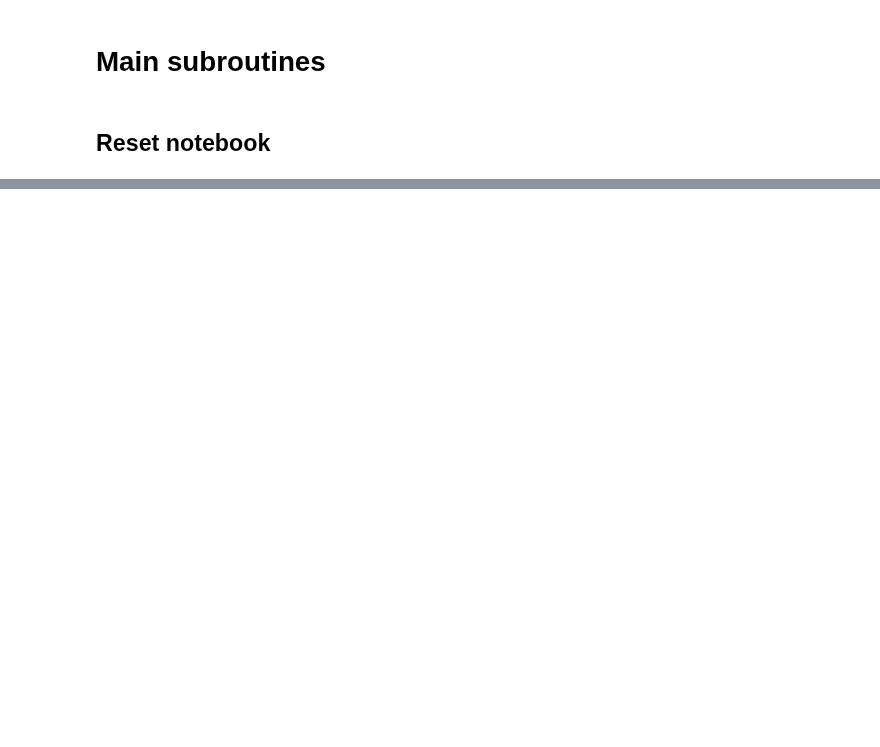
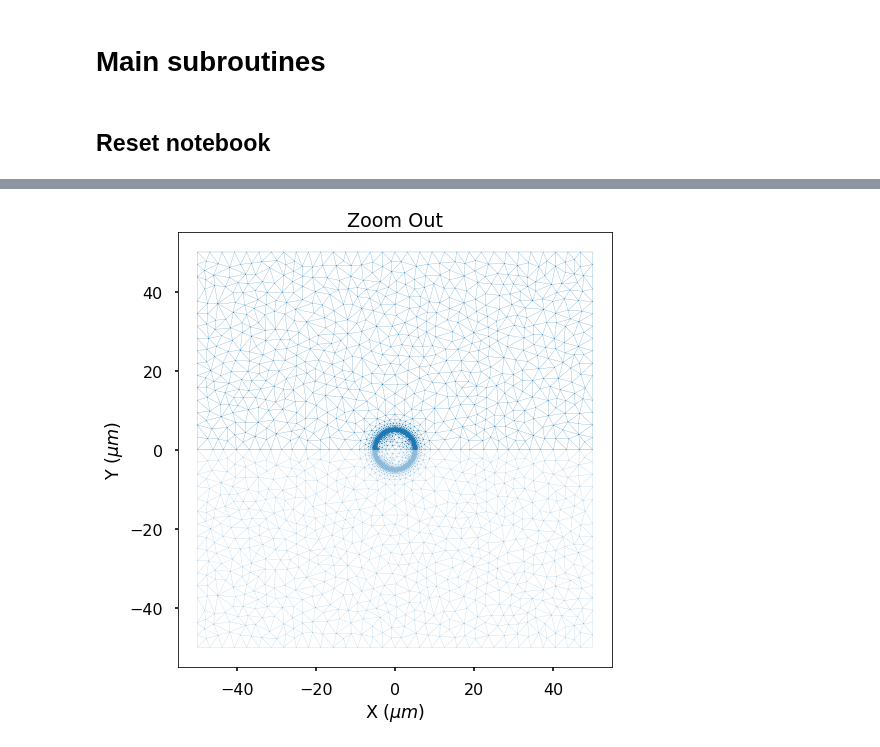
Before and after one commit to yuccadrew/sip, a Jupyter notebook: test_sip_2d.ipynb, the cells around one changed output, grey strips where cells are left out. Cells and saved outputs as stored; diff of their text form; code cells hidden in the pictures; blank space fills up the shorter version.

```diff
--- a/test_sip_2d.ipynb
+++ b/test_sip_2d.ipynb
@@ -843,0 +449,98 @@ domain     dict    n=25
+# %%
+def set_mesh(mesh_prefix):
+    #load mesh
+    print('Reading %s.1.node'%mesh_prefix)
+    nodes = np.genfromtxt(mesh_prefix+'.1.node',skip_header=1,skip_footer=0,usecols=(1,2),dtype=float)
+    node_flags = np.genfromtxt(mesh_prefix+'.1.node',skip_header=1,skip_footer=0,usecols=3,dtype=int)
+
+    print('Reading %s.1.ele'%mesh_prefix)
+    elements = np.genfromtxt(mesh_prefix+'.1.ele',skip_header=1,usecols=(1,2,3),dtype=int)
+    elem_flags = np.genfromtxt(mesh_prefix+'.1.ele',skip_header=1,usecols=4,dtype=int)
+
+    print('Reading %s.1.edge'%mesh_prefix)
+    edges = np.genfromtxt(mesh_prefix+'.1.edge',skip_header=1,usecols=(1,2),dtype=int)
+    edge_flags = np.genfromtxt(mesh_prefix+'.1.edge',skip_header=1,usecols=3,dtype=int)
+
+    #adjust indices to start from zero
+    elements = elements-1
+    edges = edges-1
+
+    #scale nodes from meter to micro-meter
+    nodes = nodes*1e-6
+
+    n_node = len(nodes)
+    n_elem = len(elements)
+    n_edge = len(edges)
+    print('THE NUMBER OF NODES IS: %d'%n_node)
+    print('THE NUMBER OF ELEMENTS IS: %d'%n_elem)
+    print('THE NUMBER OF EDGES IS: %d'%n_edge)
+    print('node_flags',np.unique(node_flags))
+    print('elem_flags',np.unique(elem_flags))
+    print('edge_flags',np.unique(edge_flags))
+    print('')
+
+    #**************************************************************************
+    #--------------------------------------------------------------------------
+    #==========================================================================
+    #compute assisting variables
+    elem_shape_fun,area = shape_fun_2d(nodes,elements)
+    edge_shape_fun,length = shape_fun_1d(nodes,edges)
+
+    elem_mids = np.zeros((n_elem,2))
+    x_node = nodes[elements,0] #(n_elem,3)
+    y_node = nodes[elements,1] #(n_elem,3)
+    elem_mids[:,0] = np.sum(x_node,axis=1)/3.0
+    elem_mids[:,1] = np.sum(y_node,axis=1)/3.0
+
+    edge_mids = np.zeros((n_edge,2))
+    x_node = nodes[edges,0] #(n_edge,2)
+    y_node = nodes[edges,1] #(n_edge,2)
+    edge_mids[:,0] = np.sum(x_node,axis=1)/2.0
+    edge_mids[:,1] = np.sum(y_node,axis=1)/2.0
+
+    #**************************************************************************
+    #--------------------------------------------------------------------------
+    #==========================================================================
+    #assign processor id
+    elem_proc = np.ones(n_elem,dtype=bool)
+    edge_proc = np.ones(n_edge,dtype=bool)
+
+    #**************************************************************************
+    #--------------------------------------------------------------------------
+    #==========================================================================
+    #display mesh
+    disp_factor = 1e6
+    x = nodes[:,0]*disp_factor
+    y = nodes[:,1]*disp_factor
+
+    fig,ax = plt.subplots(figsize=(8,8))
+    ax.triplot(x,y,elements[:,:],linewidth=0.2,color='tab:blue')
+    ax.triplot(x,-y,elements[:,:],linewidth=0.2,color='tab:blue',alpha=0.5)
+    ax.set_xlabel('X $(\mu m)$')
+    ax.set_ylabel('Y $(\mu m)$')
+    ax.set_aspect('equal')
+    ax.set_title('Zoom Out')
+
+    mesh = {}
+    mesh['nodes'] = nodes.astype(float)
+    mesh['elements'] = elements.astype(int)
+    mesh['edges'] = edges.astype(int)
+    mesh['node_flags'] = node_flags.astype(int)
+    mesh['elem_flags'] = elem_flags.astype(int)
+    mesh['edge_flags'] = edge_flags.astype(int)
+
+    mesh['elem_shape_fun'] = elem_shape_fun.astype(float)
+    mesh['elem_area'] = area.astype(float)
+    mesh['elem_mids'] = elem_mids.astype(float)
+    mesh['elem_proc'] = elem_proc.astype(bool)
+
+    mesh['edge_shape_fun'] = edge_shape_fun.astype(float)
+    mesh['edge_len'] = length.astype(float)
+    mesh['edge_mids'] = edge_mids.astype(float)
+    mesh['edge_proc'] = edge_proc.astype(bool)
+    return mesh
+
+if __name__=='__main__':
+    mesh = set_mesh(mesh_prefix)
+    print('Done')
+# %% [output]
@@ -843,0 +566 @@ domain     dict    n=25
+[figure, added]
```
Also changed, not shown: parts of 39 cells of this notebook.
